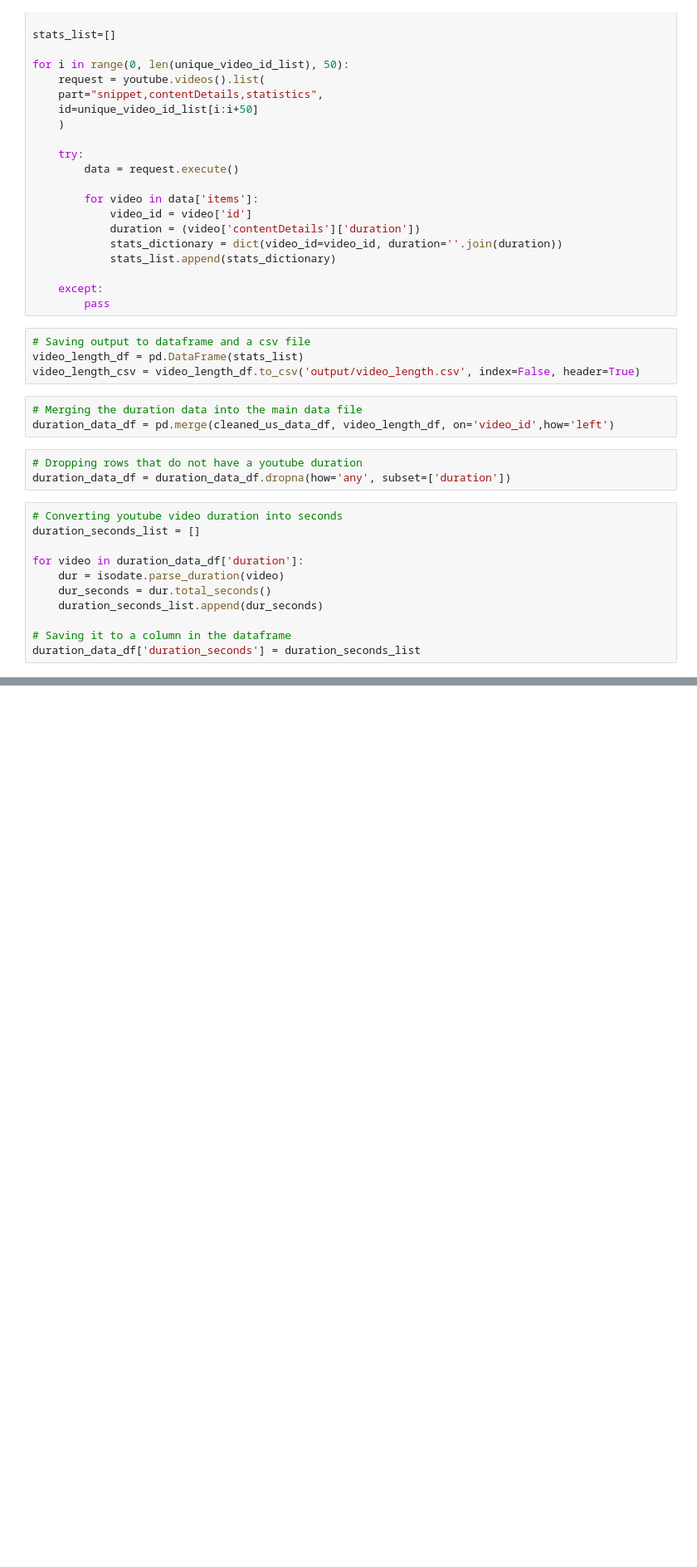
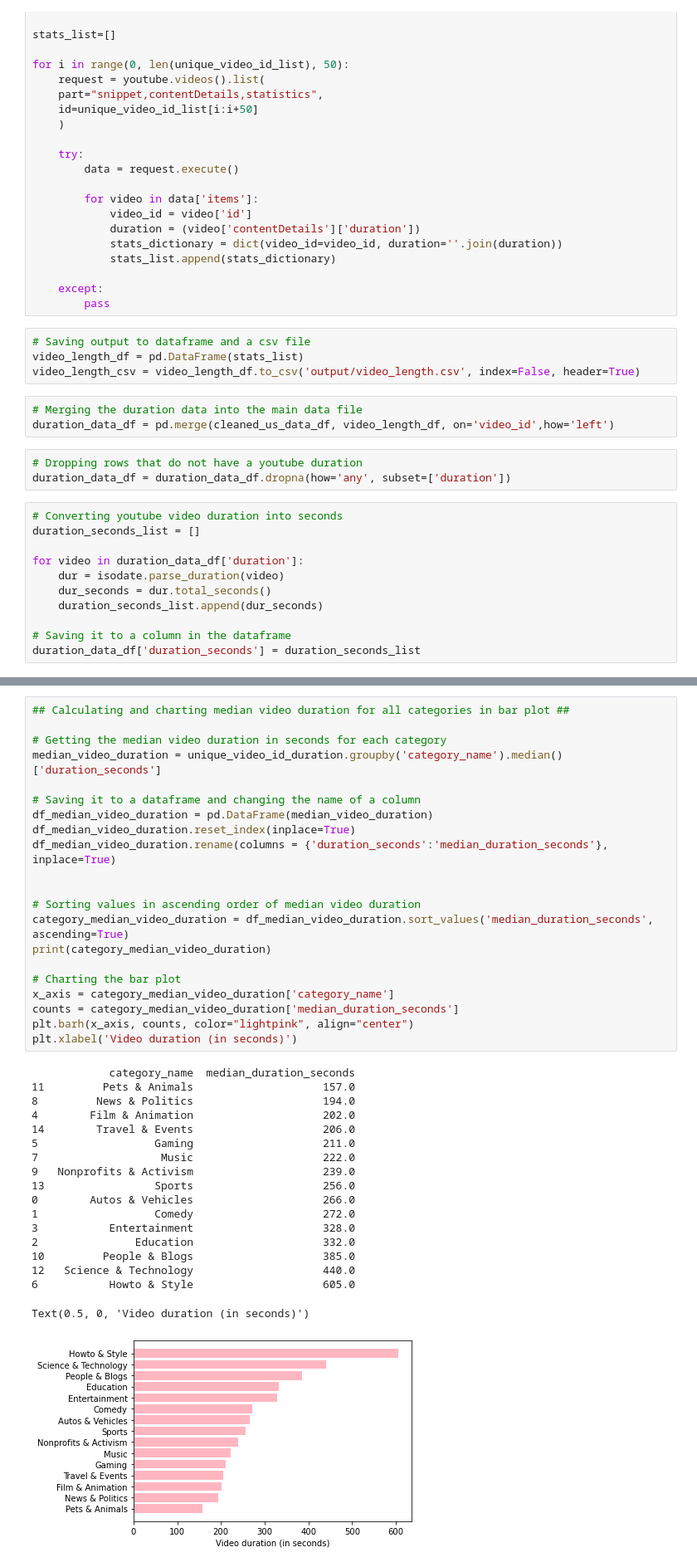
Before and after one commit to kimco2/project_1_misison_youtube, a Jupyter notebook: video_duration_data.ipynb, the cells around one changed output, grey strips where cells are left out. Shown at 83% size. Cells and saved outputs as stored; diff of their text form; blank space fills up the shorter version.

```diff
--- a/video_duration_data.ipynb
+++ b/video_duration_data.ipynb
@@ -179,0 +212,40 @@ The correlation between both factors is -0.02
+# %%
+## Calculating and charting median video duration for all categories in bar plot ##
+
+# Getting the median video duration in seconds for each category
+median_video_duration = unique_video_id_duration.groupby('category_name').median()['duration_seconds']
+
+# Saving it to a dataframe and changing the name of a column
+df_median_video_duration = pd.DataFrame(median_video_duration)
+df_median_video_duration.reset_index(inplace=True)
+df_median_video_duration.rename(columns = {'duration_seconds':'median_duration_seconds'}, inplace=True)
+
+
+# Sorting values in ascending order of median video duration
+category_median_video_duration = df_median_video_duration.sort_values('median_duration_seconds', ascending=True)
+print(category_median_video_duration)
+
+# Charting the bar plot
+x_axis = category_median_video_duration['category_name']
+counts = category_median_video_duration['median_duration_seconds']
+plt.barh(x_axis, counts, color="lightpink", align="center")
+plt.xlabel('Video duration (in seconds)')
+# %% [output]
+            category_name  median_duration_seconds
+11         Pets & Animals                    157.0
+8         News & Politics                    194.0
+4        Film & Animation                    202.0
+14        Travel & Events                    206.0
+5                  Gaming                    211.0
+7                   Music                    222.0
+9   Nonprofits & Activism                    239.0
+13                 Sports                    256.0
+0        Autos & Vehicles                    266.0
+1                  Comedy                    272.0
+3           Entertainment                    328.0
+2               Education                    332.0
+10         People & Blogs                    385.0
+12   Science & Technology                    440.0
+6           Howto & Style                    605.0
+Text(0.5, 0, 'Video duration (in seconds)')
+[figure, added]
```
Also changed, not shown: parts of 17 cells of this notebook.
